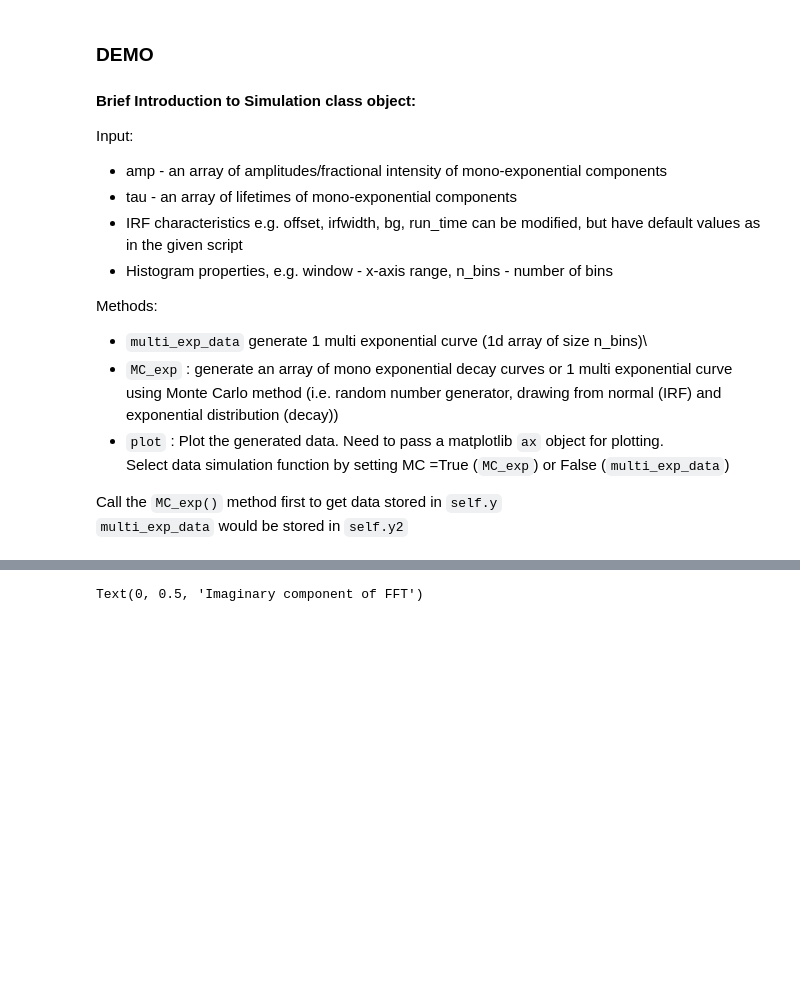
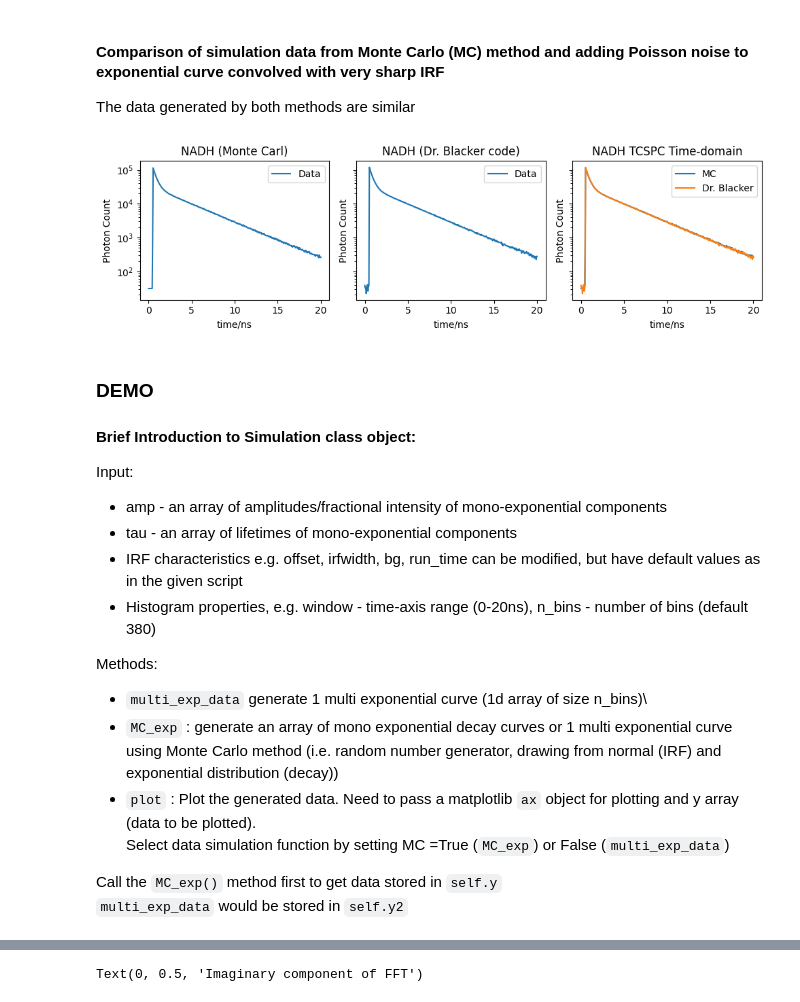
Before and after one commit to ngcnpeter/Y3_Group_Project_2B, a Jupyter notebook: TCSPC-simulation/interim_report.ipynb, the cells around one changed output, grey strips where cells are left out. Drawn from its saved outputs; the diff is of its cells as text; code cells hidden in the pictures; blank space fills up the shorter version.

```diff
--- a/TCSPC-simulation/interim_report.ipynb
+++ b/TCSPC-simulation/interim_report.ipynb
@@ -14,6 +34,26 @@ NADH = Simulation([0.75,0.25],[0.4,4]) #create NADH instance of simulation class
 demo_tau = np.linspace(0.2,2,10) #lifetime from 0.2 to 2 ns as demonstration
 demo_amp = np.ones(10)/10
 DEMO = Simulation(demo_amp,demo_tau)
+# %% [markdown]
+#### Comparison of simulation data from Monte Carlo (MC) method and adding Poisson noise to exponential curve convolved with very sharp IRF
+
+The data generated by both methods are similar
+# %%
+fig,ax = plt.subplots(1,3,figsize = (10,3),sharey = True)
+ax = np.array(ax).flatten()
+NADH.plot(ax[0],NADH.y)
+NADH.plot(ax[1],NADH.y2)
+NADH.plot(ax[2],NADH.y)
+NADH.plot(ax[2],NADH.y2)
+ax[0].set_title('NADH (Monte Carl)')
+ax[1].set_title('NADH (Dr. Blacker code)')
+ax[2].set_title('NADH TCSPC Time-domain')
+handles, labels = ax[2].get_legend_handles_labels()
+labels = ['MC','Dr. Blacker']
+ax[2].legend(labels)
+plt.tight_layout()
+# %% [output]
+[figure, added]
 # %% [markdown]
 ### DEMO
 
@@ -24,13 +64,13 @@ Input: <ul>
        <li>tau - an array of lifetimes of mono-exponential components</li>
        <li>IRF characteristics e.g. offset, irfwidth, bg, run_time can be modified,
        but have default values as in the given script</li>
-       <li>Histogram properties, e.g. window - x-axis range, n_bins - number of bins</li>
+       <li>Histogram properties, e.g. window - time-axis range (0-20ns), n_bins - number of bins (default 380)</li>
        </ul>
 Methods:
 
 * `multi_exp_data` generate 1 multi exponential curve (1d array of size n_bins)\
 * `MC_exp` : generate an array of mono exponential decay curves or 1 multi exponential curve using Monte Carlo method (i.e. random number generator, drawing from normal (IRF) and exponential distribution (decay))
-* `plot`   : Plot the generated data. Need to pass a matplotlib `ax` object for plotting.\
+* `plot`   : Plot the generated data. Need to pass a matplotlib `ax` object for plotting and y array (data to be plotted).\
 Select data simulation function by setting MC =True (`MC_exp`) or False (`multi_exp_data`)
 
 Call the `MC_exp()` method first to get data stored in `self.y`\
```
Also changed, not shown: parts of 35 cells of this notebook, 2 other files.
